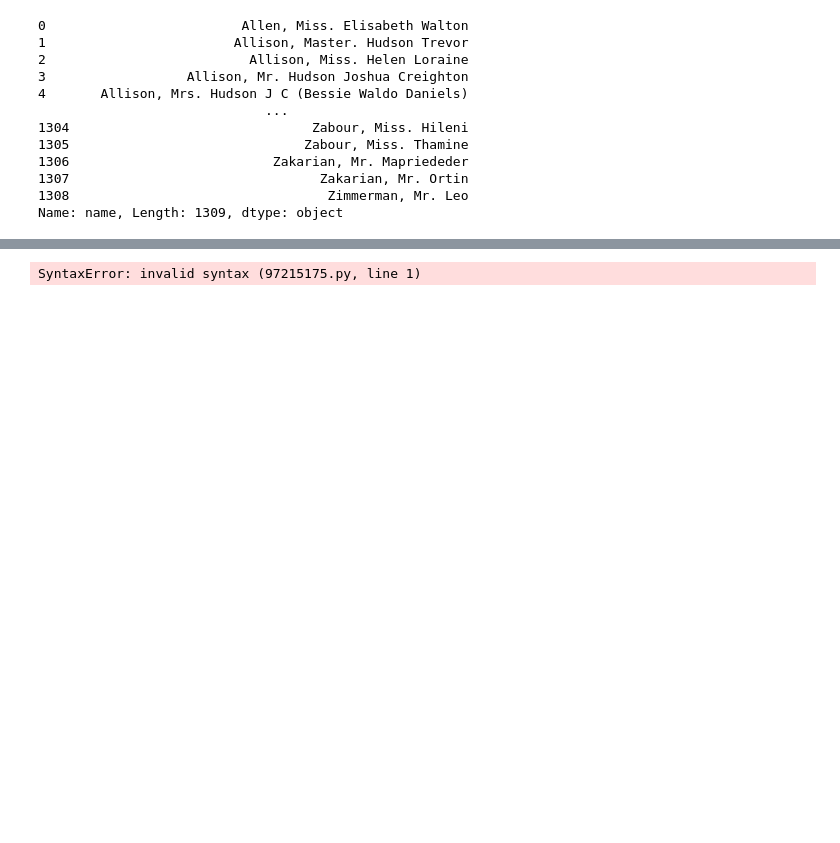
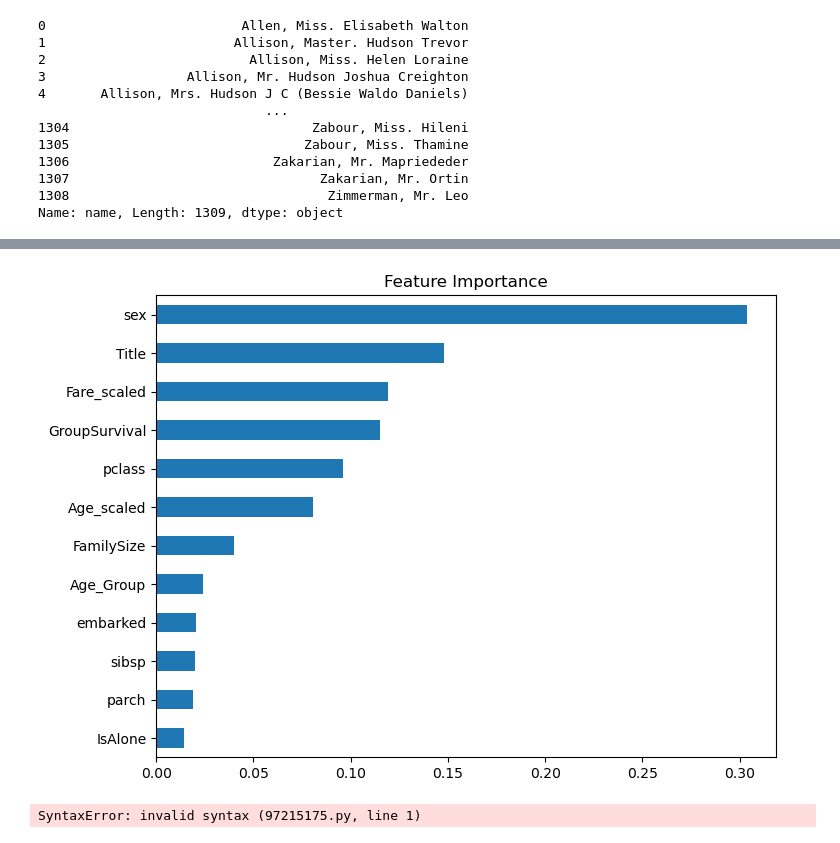
Before and after one commit to miggi27/AI_test, a Jupyter notebook: ML/titainc/타이타닉EDA_ML_미완성.ipynb, the cells around one changed output, grey strips where cells are left out. Saved outputs shown, nothing was run; the diff lists cells and outputs as text; code cells hidden in the pictures; blank space fills up the shorter version.

```diff
--- a/ML/titainc/타이타닉EDA_ML_미완성.ipynb
+++ b/ML/titainc/타이타닉EDA_ML_미완성.ipynb
@@ -505,0 +508,3 @@ train[['agerange', 'survived']].groupby(['agerange']).mean()
+# %%
+# 필요 없는 컬럼 제거
+train = train.drop(["name", "ticket", 'boat', 'body', 'home.dest', 'cabin', 'age', 'fare', 'survived', 'Surname', 'Group'], axis=1)
@@ -505,0 +514,11 @@ train[['agerange', 'survived']].groupby(['agerange']).mean()
+# %%
+from sklearn.preprocessing import LabelEncoder
+le = LabelEncoder()
+
+cat_cols = ["sex","embarked","Title"]
+
+for col in cat_cols:
+    train[col] = le.fit_transform(train[col])
+# %%
+X = train.copy()
+y = pd.read_csv('titanic_y.csv')
@@ -505,0 +547,25 @@ train[['agerange', 'survived']].groupby(['agerange']).mean()
+# %%
+from sklearn.ensemble import RandomForestClassifier, GradientBoostingClassifier, VotingClassifier
+from sklearn.model_selection import KFold, cross_val_score
+
+X_train, X_test, y_train, y_test = train_test_split(X, y.values.ravel(), test_size=0.2, random_state=42)
+
+rf_model = RandomForestClassifier(
+    n_estimators=150,      # 나무 개수를 좀 더 늘림
+    max_depth=10,           # 5는 너무 낮음. 8~10 정도로 상향
+    # min_samples_split=5,
+    min_samples_leaf=4,    # 너무 크게 잡으면 학습을 방해함
+    random_state=42
+)
+rf_model.fit(X_train, y_train)
+
+# 5. 성능 확인
+train_score = rf_model.score(X_train, y_train)
+test_score = rf_model.score(X_test, y_test)
+
+print(f"훈련 세트 정확도: {train_score:.4f}")
+print(f"테스트 세트 정확도: {test_score:.4f}")
+
+# 교차 검증 점수 확인 (이게 진짜 실력입니다)
+cv_scores = cross_val_score(rf_model, X, y.values.ravel(), cv=10)
+print(f"5-Fold 교차 검증 평균: {cv_scores.mean():.4f}")
@@ -506,3 +609,11 @@ train[['agerange', 'survived']].groupby(['agerange']).mean()
+# %%
+importance = pd.Series(rf_model.feature_importances_, index=X.columns)
+
+importance.sort_values().plot(kind="barh", figsize=(8,6))
+plt.title("Feature Importance")
+plt.show()
+# %% [output]
+[figure, added]
 # %%
 0.34, 16.336 -> 0
 16.336, 32.252 -> 1
```
Also changed, not shown: parts of 52 cells of this notebook, 3 other files.
